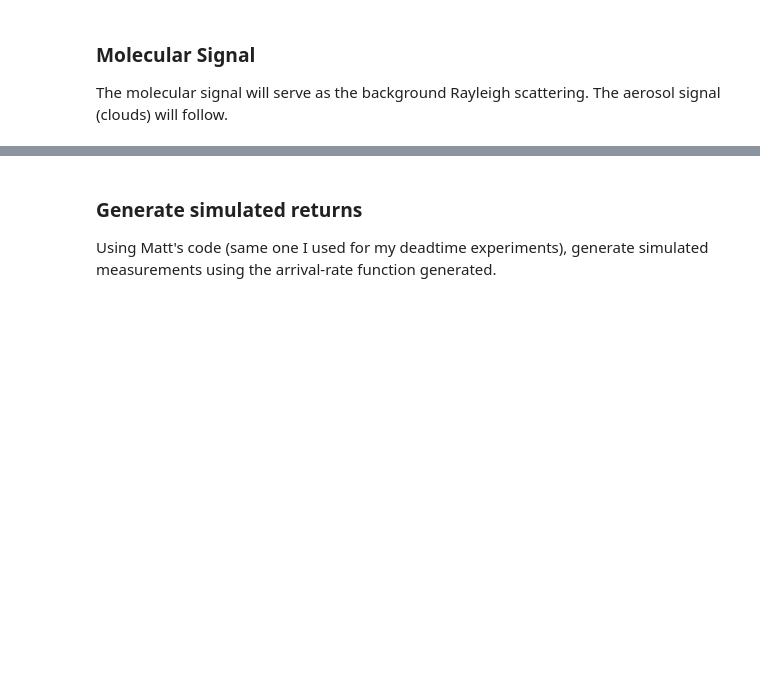
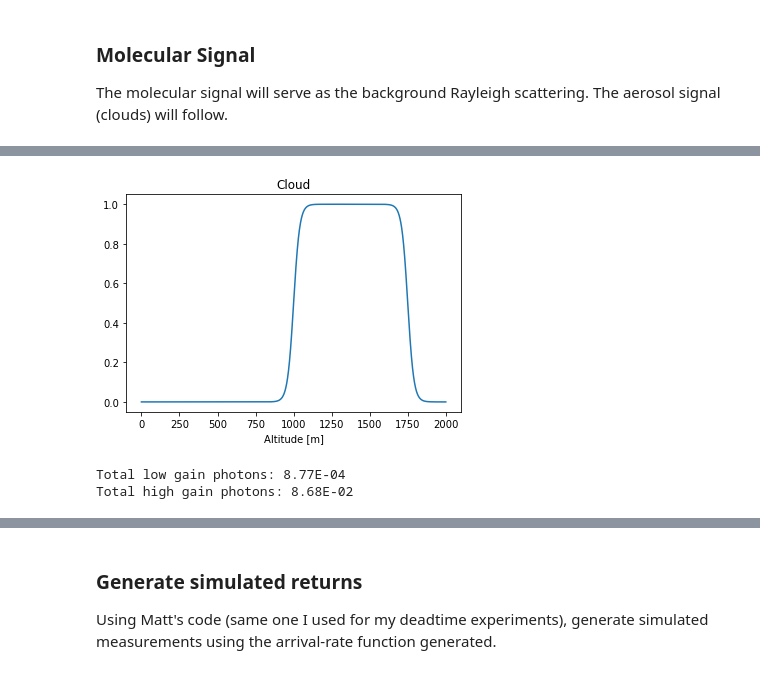
Before and after one commit to gkirchhoff32/Cloud-Measurements, a Jupyter notebook: meas_sim.ipynb, the cells around one changed output, grey strips where cells are left out. Saved outputs shown, nothing was run; the diff lists cells and outputs as text; code cells hidden in the pictures; blank space fills up the shorter version.

```diff
--- a/meas_sim.ipynb
+++ b/meas_sim.ipynb
@@ -123,0 +137,52 @@ Total high gain photons: 7.87E-03
+# %%
+# Add cloud to signal
+
+cloud_bot = 1.0e3  # [m] cloud base
+cloud_top = 1.75e3  # [m] cloud top
+cloud_alpha = 0.05
+cloud_sig = (1 / (1+np.exp(-cloud_alpha*(alt-cloud_bot)))) - (1 / (1+np.exp(-cloud_alpha*(alt-cloud_top))))
+
+S = 20  # [sr] lidar ratio
+beta_aer = 1e-3  # [m-1 sr-1] singular value for aerosol backscatter
+
+# # Boxcar-function cloud
+# cloud = np.zeros(len(alt))
+# cloud_idx = np.where((alt>=cloud_bot) & (alt<=cloud_top))[0]
+# cloud[cloud_idx] = np.ones(len(cloud_idx))
+
+# Double-sigmoid cloud
+cloud = np.ones(len(alt))
+cloud *= cloud_sig
+
+beta_aer = beta_aer * cloud  # [m-1 sr-1]
+alpha_aer = S * beta_aer  # [m-1]
+
+fig = plt.figure()
+ax = fig.add_subplot(111)
+ax.plot(alt, cloud)
+ax.set_xlabel('Altitude [m]')
+ax.set_title('Cloud')
+plt.show()
+# %% [output]
+[figure, added]
+# %%
+# Lidar equation for combined molecular and aerosol backscatter
+R = alt  # assume transmitter and receiver are at the surface
+
+trans = np.exp(-np.cumsum((alpha_mol+alpha_aer)*dR))
+
+N_com_LG = N_L*(beta_mol+beta_aer)*dR*A/R**2*trans**2*eta_LG*G + N_B
+N_com_HG = N_L*(beta_mol+beta_aer)*dR*A/R**2*trans**2*eta_HG*G + N_B
+
+# Remove first term (unreal, 0 km alt)
+N_com_LG[0] = 0
+N_com_HG[0] = 0
+
+N_com_LG_tot = np.sum(N_com_LG)
+N_com_HG_tot = np.sum(N_com_HG)
+
+print('Total low gain photons: {:.2E}'.format(N_com_LG_tot))
+print('Total high gain photons: {:.2E}'.format(N_com_HG_tot))
+# %% [output]
+Total low gain photons: 8.77E-04
+Total high gain photons: 8.68E-02
```
Also changed, not shown: parts of 7 cells of this notebook.
